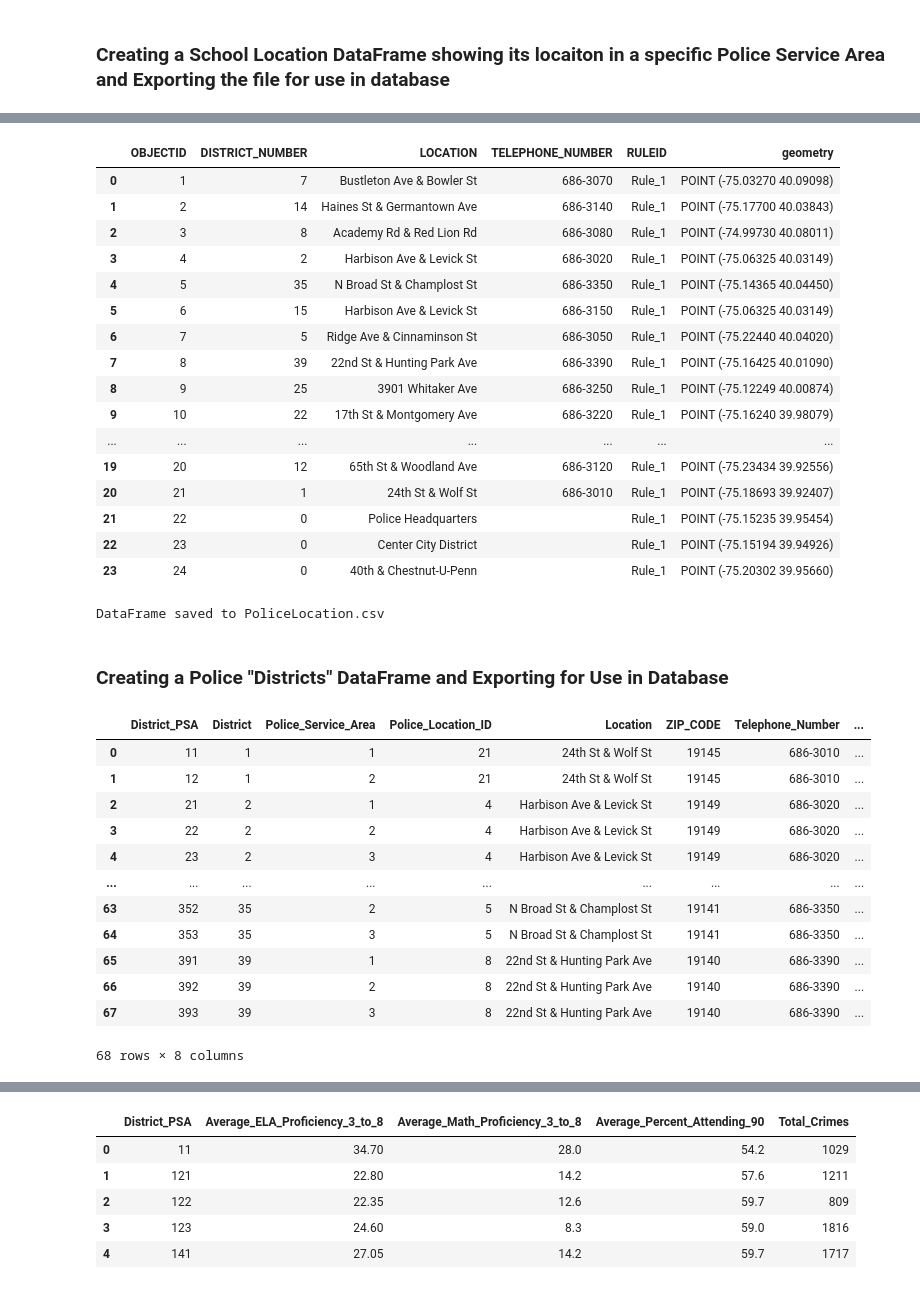
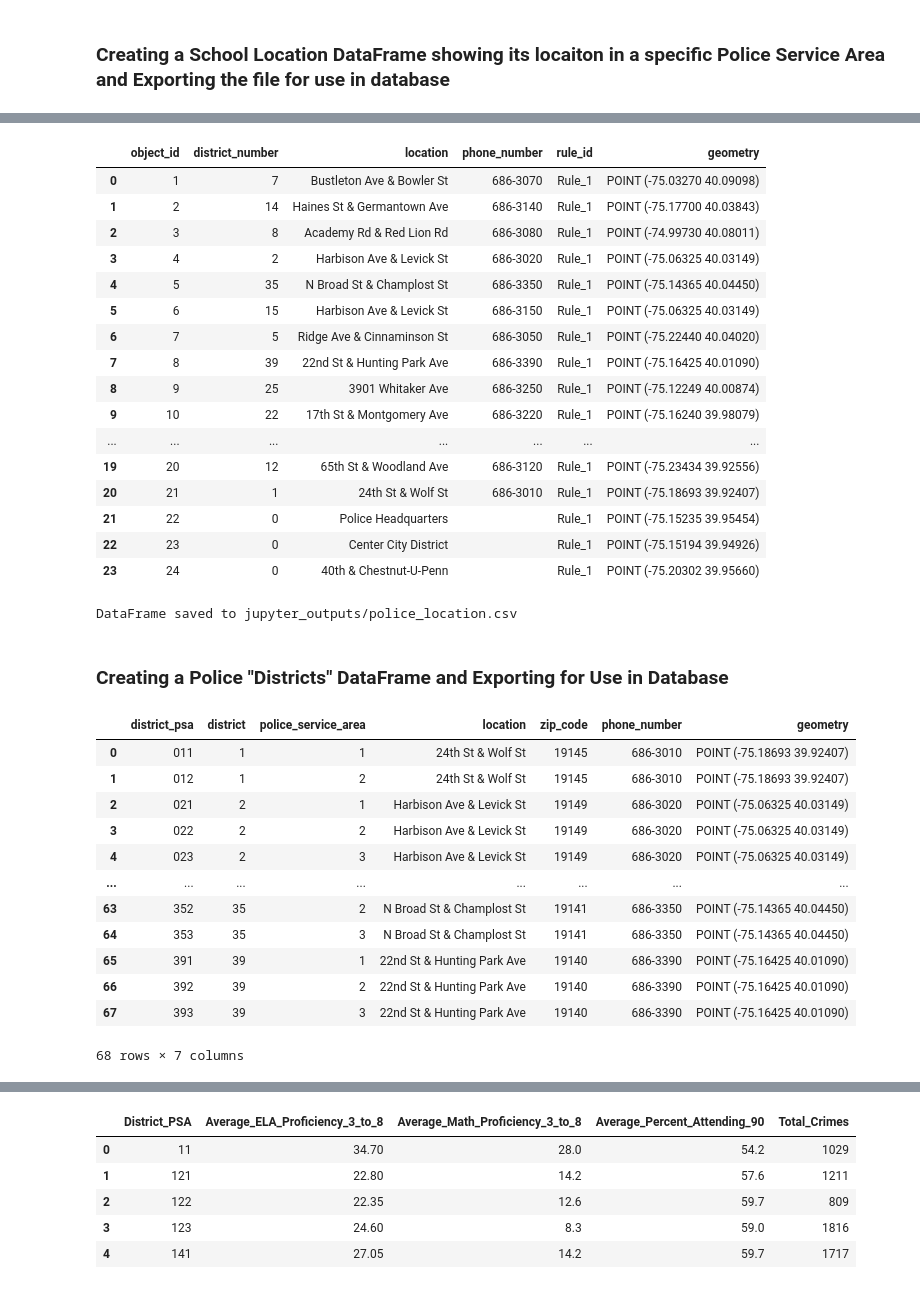
Before and after one commit to EricCroston/Philadelphia-School_Performance_vs_Crime_Data, a Jupyter notebook: Police_and_Incidents_Clean_up and Correlation Analysis.ipynb, the cells around one changed output, grey strips where cells are left out. Cells and saved outputs as stored; diff of their text form; code cells hidden in the pictures.

Commit message:
police incidents

```diff
--- a/Police_and_Incidents_Clean_up and Correlation Analysis.ipynb
+++ b/Police_and_Incidents_Clean_up and Correlation Analysis.ipynb
@@ -235,8 +235,9 @@ columns_to_convert = [
     'general_crime_category'
 ]
 
-incidents_time_place = incidents_data_df.copy()  # Copy the original DataFrame
+# Copy the original DataFrame
+incidents_time_place_df = incidents_data_df.copy()
 
-incidents_time_place.head()
+incidents_time_place_df.head()
 # %% [output]
 |  | incident_id | district | police_service_area | district_psa | dispatch_date_and_time | dispatch_date | ... |
@@ -249,16 +250,13 @@ incidents_time_place.head()
 #### Creating a DataFrame to just show the District and PSA for future use
 # %%
 district_psa_df=pd.DataFrame({
-    'district_psa':incidents_time_place['district_psa'],
-    'district':incidents_time_place['district'],
-    'police_service_area':incidents_time_place['police_service_area']
+    'district_psa':incidents_time_place_df['district_psa'],
+    'district':incidents_time_place_df['district'],
+    'police_service_area':incidents_time_place_df['police_service_area']
 })
 
 # Sort by 'District' first and then by 'Police Service Area'
 district_psa_df = district_psa_df.sort_values(by=['district', 'police_service_area'])
-
-# # Reset index if you want a clean index
-# district_psa_df = district_psa_df.reset_index(drop=True)
 
 # Remove duplicates based on a specific column or combination of columns
 district_psa_df = district_psa_df.drop_duplicates(subset=['district_psa'], keep='first')
@@ -604,7 +647,7 @@ memory usage: 1.3+ KB
 # %%
-geo_police_df
+geo_police_gdf
 # %% [output]
-|  | OBJECTID | DISTRICT_NUMBER | LOCATION | TELEPHONE_NUMBER | RULEID | geometry |
+|  | object_id | district_number | location | phone_number | rule_id | geometry |
 | 0 | 1 | 7 | Bustleton Ave & Bowler St | 686-3070 | Rule_1 | POINT (-75.03270 40.09098) |
 | 1 | 2 | 14 | Haines St & Germantown Ave | 686-3140 | Rule_1 | POINT (-75.17700 40.03843) |
 | 2 | 3 | 8 | Academy Rd & Red Lion Rd | 686-3080 | Rule_1 | POINT (-74.99730 40.08011) |
@@ -622,7 +665,7 @@ geo_police_df
 | 22 | 23 | 0 | Center City District |  | Rule_1 | POINT (-75.15194 39.94926) |
 | 23 | 24 | 0 | 40th & Chestnut-U-Penn |  | Rule_1 | POINT (-75.20302 39.95660) |
 # %%
-
+# Create a list of zip codes for philly schools and police
 zip_codes = [
     19115,
     19144,
@@ -650,49 +693,47 @@ zip_codes = [
     19104
 ]
 
-# Step 3: Add the 'Zip Code' column to the DataFrame
-geo_police_df['Zip Code'] = zip_codes[:len(geo_police_df)]  # Ensure the length matches
+# Add the 'zip_code' column to the DataFrame
+geo_police_gdf['zip_code'] = zip_codes[:len(geo_police_gdf)]
 
-PoliceLocation=pd.DataFrame({
-    'Police_Location_ID': geo_police_df['OBJECTID'],
-    'District': geo_police_df['DISTRICT_NUMBER'],
-    'Location': geo_police_df['LOCATION'],
-    'ZIP_CODE': geo_police_df['Zip Code'],
-    'Telephone_Number': geo_police_df['TELEPHONE_NUMBER'],
-    'Geometry': geo_police_df['geometry']
+police_location_df = pd.DataFrame({
+    'district': geo_police_gdf['district_number'],
+    'location': geo_police_gdf['location'],
+    'zip_code': geo_police_gdf['zip_code'],
+    'phone_number': geo_police_gdf['phone_number'],
+    'geometry': geo_police_gdf['geometry']
 })
 
-PoliceLocation
+police_location_df
 
 # Make an output for the new dataset
-output_file_path= 'PoliceLocation.csv'
-
+output_file_path= 'jupyter_outputs/police_location.csv'
 
 # Save the DataFrame to a CSV file
-PoliceLocation.to_csv(output_file_path, index=False)
+police_location_df.to_csv(output_file_path, index=False)
 
 print(f"DataFrame saved to {output_file_path}")
 # %% [output]
-DataFrame saved to PoliceLocation.csv
+DataFrame saved to jupyter_outputs/police_location.csv
 # %% [markdown]
 ### Creating a Police "Districts" DataFrame and Exporting for Use in Database
 # %%
-Districts = pd.merge( Districts, PoliceLocation, on='District', how='left')
+police_districts_df = pd.merge(district_psa_df, police_location_df, on='district', how='left')
 
-Districts
+police_districts_df
 # %% [output]
-|  | District_PSA | District | Police_Service_Area | Police_Location_ID | Location | ZIP_CODE | Telephone_Number | ... |
-| 0 | 11 | 1 | 1 | 21 | 24th St & Wolf St | 19145 | 686-3010 | ... |
-| 1 | 12 | 1 | 2 | 21 | 24th St & Wolf St | 19145 | 686-3010 | ... |
-| 2 | 21 | 2 | 1 | 4 | Harbison Ave & Levick St | 19149 | 686-3020 | ... |
-| 3 | 22 | 2 | 2 | 4 | Harbison Ave & Levick St | 19149 | 686-3020 | ... |
-| 4 | 23 | 2 | 3 | 4 | Harbison Ave & Levick St | 19149 | 686-3020 | ... |
-| ... | ... | ... | ... | ... | ... | ... | ... | ... |
-| 63 | 352 | 35 | 2 | 5 | N Broad St & Champlost St | 19141 | 686-3350 | ... |
-| 64 | 353 | 35 | 3 | 5 | N Broad St & Champlost St | 19141 | 686-3350 | ... |
-| 65 | 391 | 39 | 1 | 8 | 22nd St & Hunting Park Ave | 19140 | 686-3390 | ... |
-| 66 | 392 | 39 | 2 | 8 | 22nd St & Hunting Park Ave | 19140 | 686-3390 | ... |
-| 67 | 393 | 39 | 3 | 8 | 22nd St & Hunting Park Ave | 19140 | 686-3390 | ... |
+|  | district_psa | district | police_service_area | location | zip_code | phone_number | geometry |
+| 0 | 011 | 1 | 1 | 24th St & Wolf St | 19145 | 686-3010 | POINT (-75.18693 39.92407) |
+| 1 | 012 | 1 | 2 | 24th St & Wolf St | 19145 | 686-3010 | POINT (-75.18693 39.92407) |
+| 2 | 021 | 2 | 1 | Harbison Ave & Levick St | 19149 | 686-3020 | POINT (-75.06325 40.03149) |
+| 3 | 022 | 2 | 2 | Harbison Ave & Levick St | 19149 | 686-3020 | POINT (-75.06325 40.03149) |
+| 4 | 023 | 2 | 3 | Harbison Ave & Levick St | 19149 | 686-3020 | POINT (-75.06325 40.03149) |
+| ... | ... | ... | ... | ... | ... | ... | ... |
+| 63 | 352 | 35 | 2 | N Broad St & Champlost St | 19141 | 686-3350 | POINT (-75.14365 40.04450) |
+| 64 | 353 | 35 | 3 | N Broad St & Champlost St | 19141 | 686-3350 | POINT (-75.14365 40.04450) |
+| 65 | 391 | 39 | 1 | 22nd St & Hunting Park Ave | 19140 | 686-3390 | POINT (-75.16425 40.01090) |
+| 66 | 392 | 39 | 2 | 22nd St & Hunting Park Ave | 19140 | 686-3390 | POINT (-75.16425 40.01090) |
+| 67 | 393 | 39 | 3 | 22nd St & Hunting Park Ave | 19140 | 686-3390 | POINT (-75.16425 40.01090) |
-68 rows × 8 columns
+68 rows × 7 columns
 # %%
 # Make an output for the new dataset
```
Also changed, not shown: parts of 18 cells of this notebook, 16 other files.
